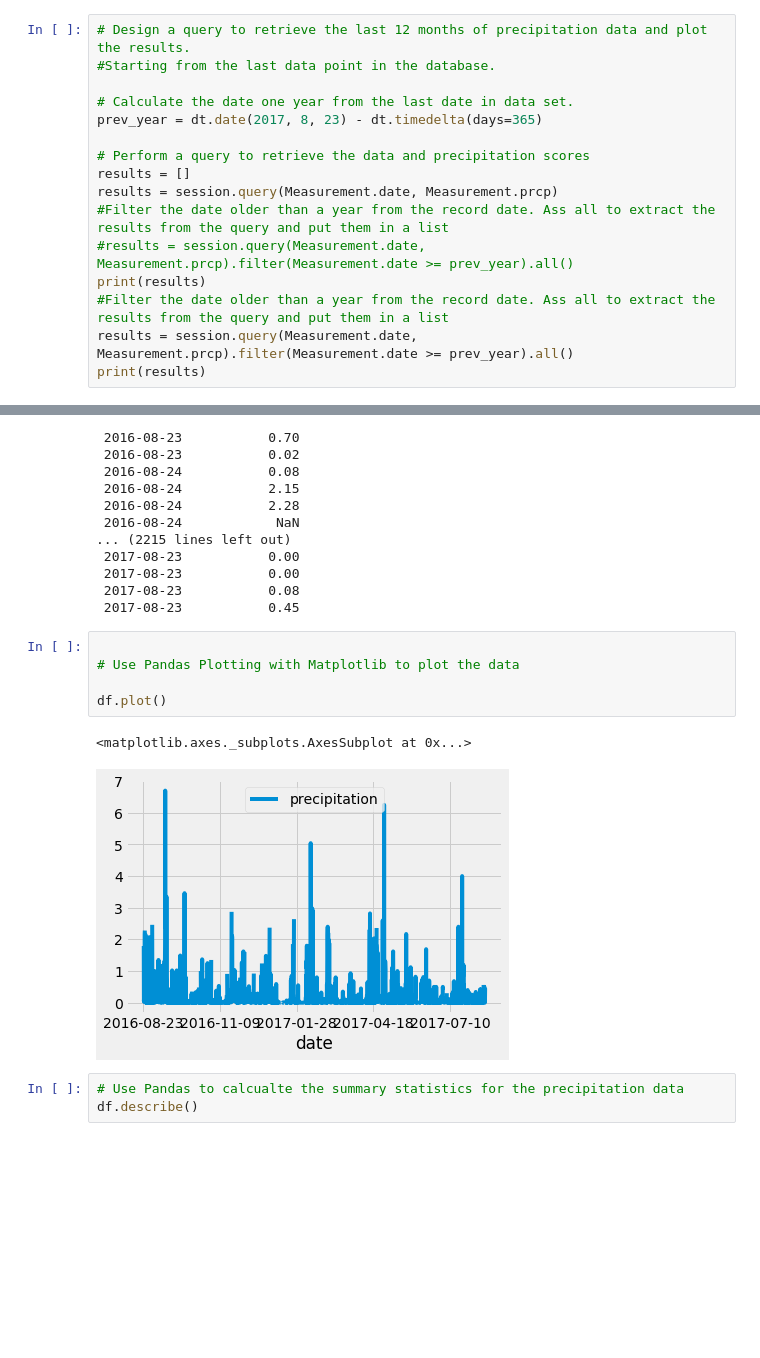
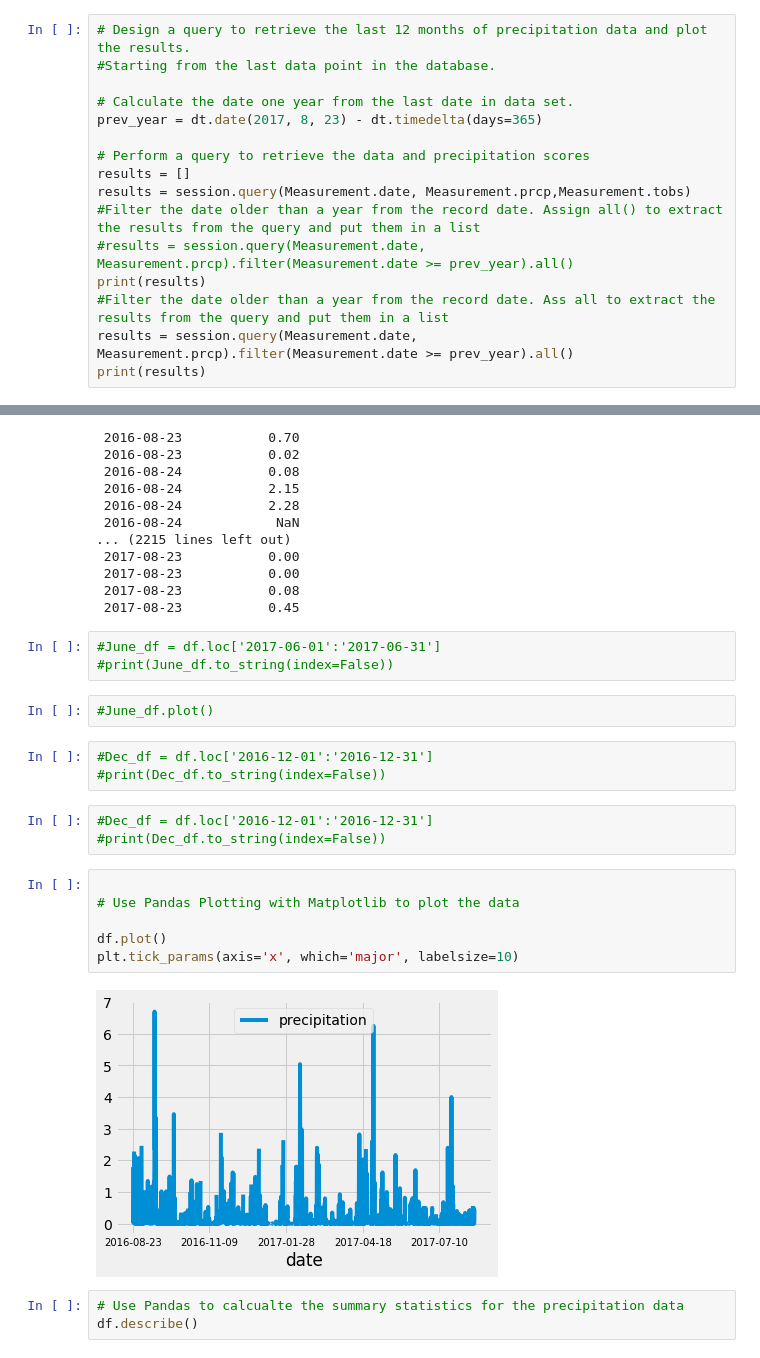
Before and after one commit to femolyn1/surfs_up, a Jupyter notebook: climate_analysis.ipynb, the cells around one changed output, grey strips where cells are left out. Saved outputs shown, nothing was run; the diff lists cells and outputs as text; blank space fills up the shorter version.

```diff
--- a/climate_analysis.ipynb
+++ b/climate_analysis.ipynb
@@ -46,8 +48,8 @@ prev_year = dt.date(2017, 8, 23) - dt.timedelta(days=365)
 
 # Perform a query to retrieve the data and precipitation scores
 results = []
-results = session.query(Measurement.date, Measurement.prcp)
-#Filter the date older than a year from the record date. Ass all to extract the results from the query and put them in a list
+results = session.query(Measurement.date, Measurement.prcp,Measurement.tobs)
+#Filter the date older than a year from the record date. Assign all() to extract the results from the query and put them in a list
 #results = session.query(Measurement.date, Measurement.prcp).filter(Measurement.date >= prev_year).all()
 print(results)
 #Filter the date older than a year from the record date. Ass all to extract the results from the query and put them in a list
@@ -128,14 +127,25 @@ print(df.to_string(index=False))
  2017-08-23           0.00
  2017-08-23           0.08
  2017-08-23           0.45
+# %%
+#June_df = df.loc['2017-06-01':'2017-06-31']
+#print(June_df.to_string(index=False))
+# %%
+#June_df.plot()
+# %%
+#Dec_df = df.loc['2016-12-01':'2016-12-31']
+#print(Dec_df.to_string(index=False))
+# %%
+#Dec_df = df.loc['2016-12-01':'2016-12-31']
+#print(Dec_df.to_string(index=False))
 # %%
 
 # Use Pandas Plotting with Matplotlib to plot the data
 
 df.plot()
+plt.tick_params(axis='x', which='major', labelsize=10)
 # %% [output]
-<matplotlib.axes._subplots.AxesSubplot at 0x...>
-[figure, old version]
+[figure, new version]
 # %%
 # Use Pandas to calcualte the summary statistics for the precipitation data
 df.describe()
```
Also changed, not shown: parts of 3 cells of this notebook, 1 other file.
